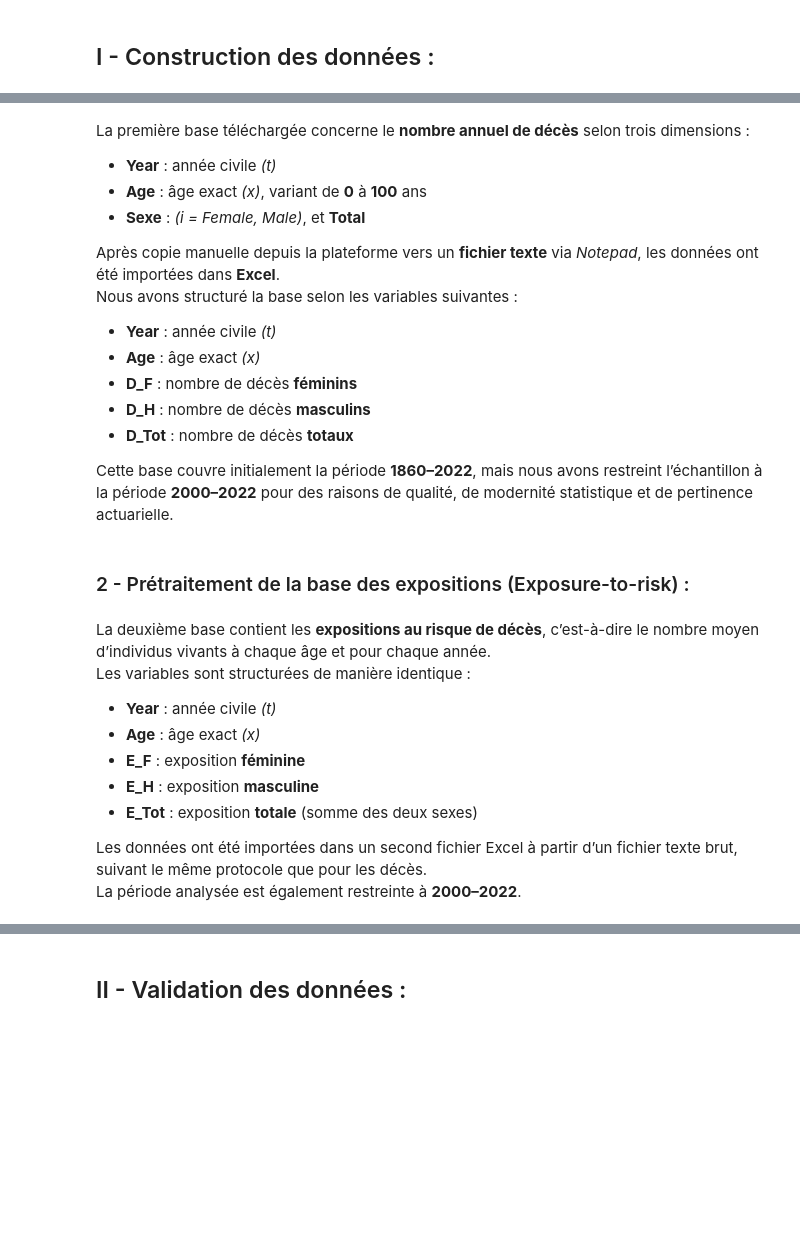
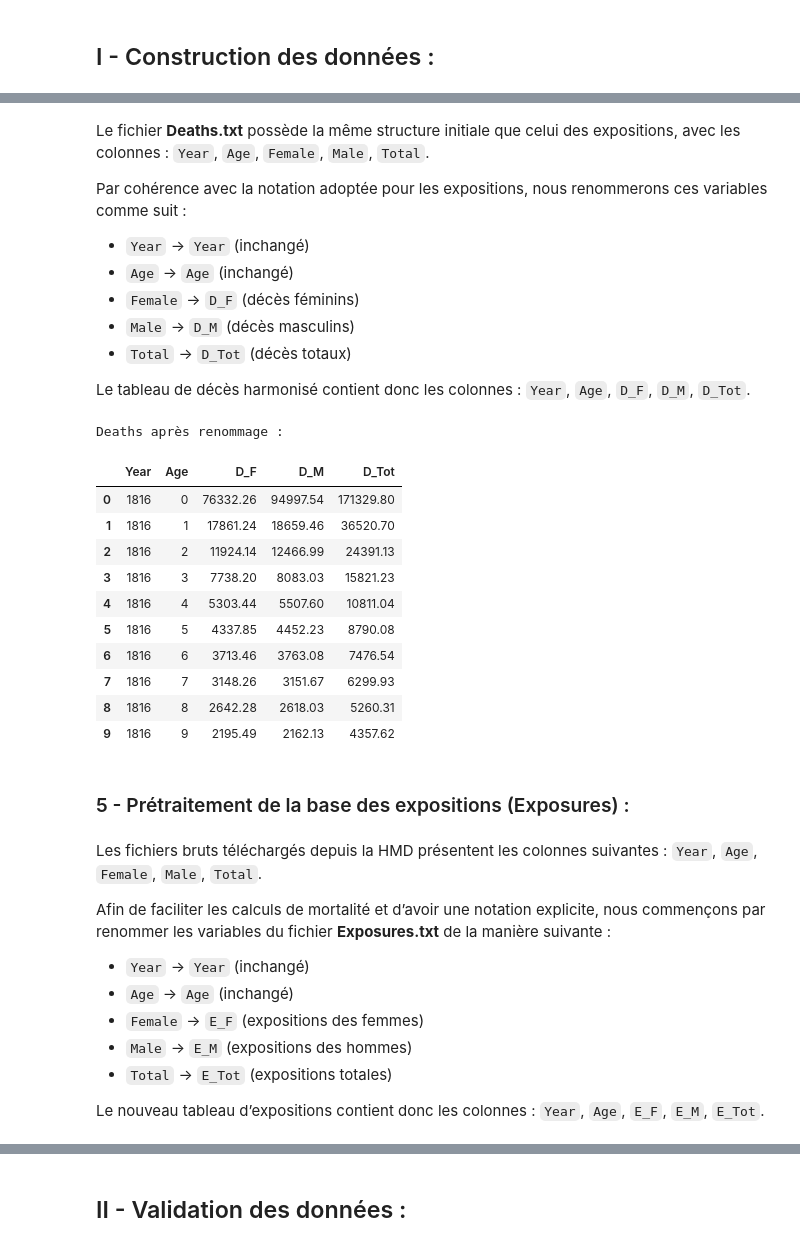
Before and after one commit to Salah10-source/Python-Project-Mortality, a Jupyter notebook: notbokes/notebooks/demo.ipynb, the cells around one changed output, grey strips where cells are left out. Cells and saved outputs as stored; diff of their text form; code cells hidden in the pictures; blank space fills up the shorter version.

Commit message:
Nouveau données

```diff
--- a/notbokes/notebooks/demo.ipynb
+++ b/notbokes/notebooks/demo.ipynb
@@ -54,31 +201,53 @@ modèles appliqués à la mortalité française entre 2000 et 2022.
 # %% [markdown]
-La première base téléchargée concerne le **nombre annuel de décès** selon trois dimensions :
 
-- **Year** : année civile *(t)*
-- **Age** : âge exact *(x)*, variant de **0** à **100** ans
-- **Sexe** : *(i = Female, Male)*, et **Total**
+Le fichier **Deaths.txt** possède la même structure initiale que celui des expositions, avec les colonnes : `Year`, `Age`, `Female`, `Male`, `Total`.
 
-Après copie manuelle depuis la plateforme vers un **fichier texte** via *Notepad*, les données ont été importées dans **Excel**.
-Nous avons structuré la base selon les variables suivantes :
+Par cohérence avec la notation adoptée pour les expositions, nous renommerons ces variables comme suit :
 
-- **Year** : année civile *(t)*
-- **Age** : âge exact *(x)*
-- **D_F** : nombre de décès **féminins**
-- **D_H** : nombre de décès **masculins**
-- **D_Tot** : nombre de décès **totaux**
+- `Year`  → `Year`  (inchangé)
+- `Age`   → `Age`   (inchangé)
+- `Female` → `D_F`  (décès féminins)
+- `Male`   → `D_M`  (décès masculins)
+- `Total`  → `D_Tot` (décès totaux)
 
-Cette base couvre initialement la période **1860–2022**, mais nous avons restreint l’échantillon à la période **2000–2022** pour des raisons de qualité, de modernité statistique et de pertinence actuarielle.
+Le tableau de décès harmonisé contient donc les colonnes : `Year`, `Age`, `D_F`, `D_M`, `D_Tot`.
+# %%
+
+deaths = deaths_raw.rename(columns={
+    "Year":   "Year",
+    "Age":    "Age",
+    "Female": "D_F",
+    "Male":   "D_M",
+    "Total":  "D_Tot"
+})
+
+print("\nDeaths après renommage :")
+display(deaths.head(10))
+# %% [output]
+Deaths après renommage :
+|  | Year | Age | D_F | D_M | D_Tot |
+| 0 | 1816 | 0 | 76332.26 | 94997.54 | 171329.80 |
+| 1 | 1816 | 1 | 17861.24 | 18659.46 | 36520.70 |
+| 2 | 1816 | 2 | 11924.14 | 12466.99 | 24391.13 |
+| 3 | 1816 | 3 | 7738.20 | 8083.03 | 15821.23 |
+| 4 | 1816 | 4 | 5303.44 | 5507.60 | 10811.04 |
+| 5 | 1816 | 5 | 4337.85 | 4452.23 | 8790.08 |
+| 6 | 1816 | 6 | 3713.46 | 3763.08 | 7476.54 |
+| 7 | 1816 | 7 | 3148.26 | 3151.67 | 6299.93 |
+| 8 | 1816 | 8 | 2642.28 | 2618.03 | 5260.31 |
+| 9 | 1816 | 9 | 2195.49 | 2162.13 | 4357.62 |
 # %% [markdown]
-### 2 -  Prétraitement de la base des expositions (Exposure-to-risk) :
+### 5 -  Prétraitement de la base des expositions (Exposures) :
 # %% [markdown]
-La deuxième base contient les **expositions au risque de décès**, c’est-à-dire le nombre moyen d’individus vivants à chaque âge et pour chaque année.
-Les variables sont structurées de manière identique :
 
-- **Year** : année civile *(t)*
-- **Age** : âge exact *(x)*
-- **E_F** : exposition **féminine**
-- **E_H** : exposition **masculine**
-- **E_Tot** : exposition **totale** (somme des deux sexes)
+Les fichiers bruts téléchargés depuis la HMD présentent les colonnes suivantes : `Year`, `Age`, `Female`, `Male`, `Total`.
 
-Les données ont été importées dans un second fichier Excel à partir d’un fichier texte brut, suivant le même protocole que pour les décès.
-La période analysée est également restreinte à **2000–2022**.
+Afin de faciliter les calculs de mortalité et d’avoir une notation explicite, nous commençons par renommer les variables du fichier **Exposures.txt** de la manière suivante :
+
+- `Year`  → `Year`  (inchangé)
+- `Age`   → `Age`   (inchangé)
+- `Female` → `E_F`  (expositions des femmes)
+- `Male`   → `E_M`  (expositions des hommes)
+- `Total`  → `E_Tot` (expositions totales)
+
+Le nouveau tableau d’expositions contient donc les colonnes : `Year`, `Age`, `E_F`, `E_M`, `E_Tot`.
```
Also changed, not shown: parts of 34 cells of this notebook, 1 other file.
